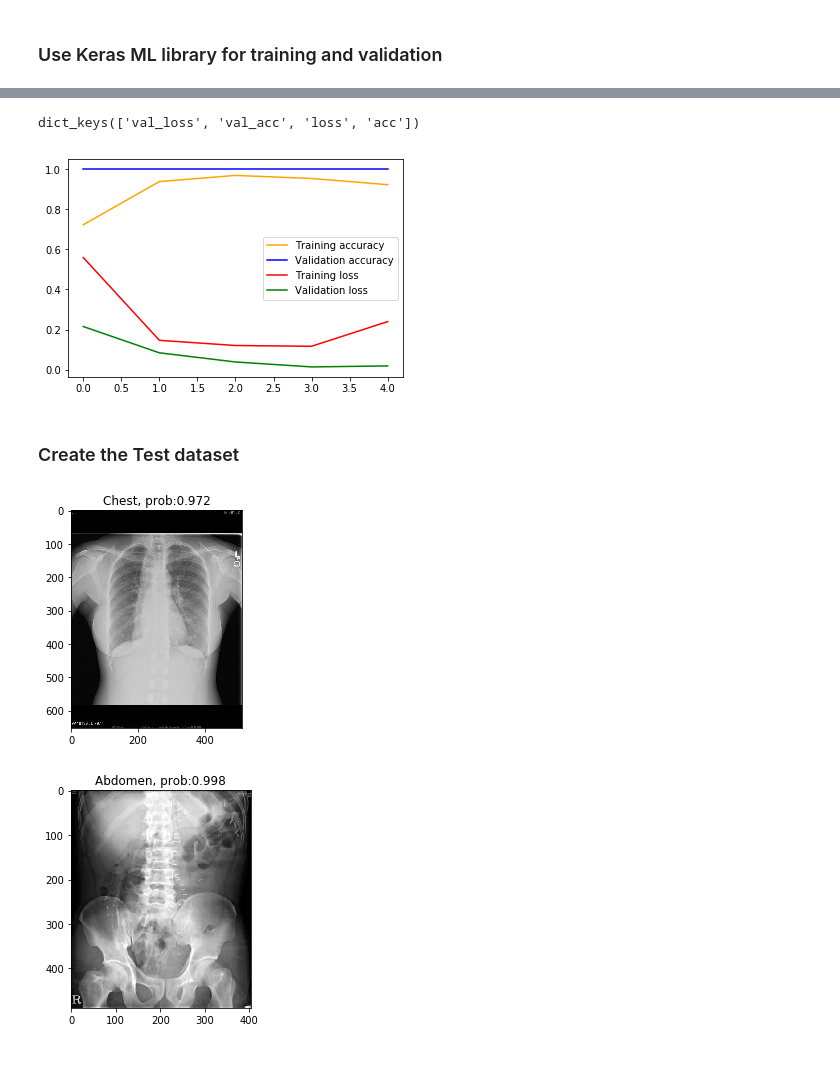
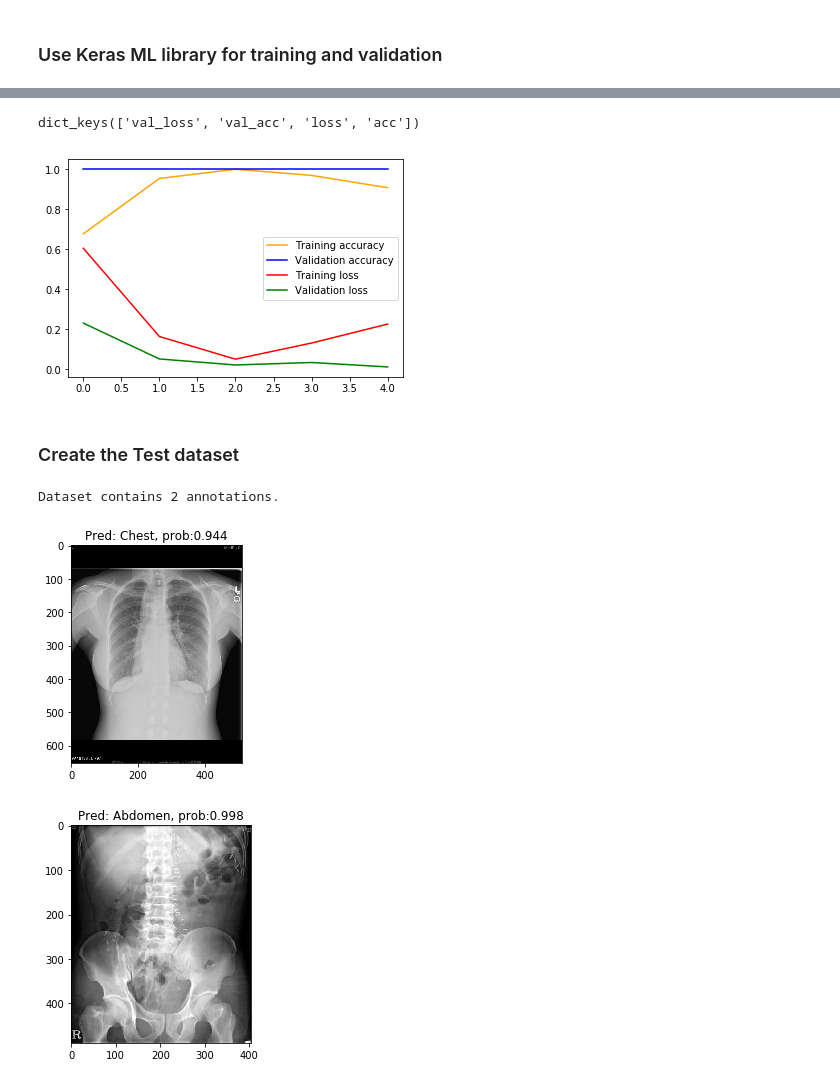
Before and after one commit to mdai/mdai-client-py, a Jupyter notebook: notebooks/mdai-api-hello-world.ipynb, the cells around one changed output, grey strips where cells are left out. Drawn from its saved outputs; the diff is of its cells as text; code cells hidden in the pictures.

```diff
--- a/notebooks/mdai-api-hello-world.ipynb
+++ b/notebooks/mdai-api-hello-world.ipynb
@@ -39,20 +45,7 @@ Using TensorFlow backend.
 # %%
 # file paths
 data_fp = '../data/hello-world/mdai_public_project_PVq9raBJ_dataset_all_labelgroup_all_2018-07-17-101553.json'
-image_fp = '../data/hello-world/mdai_public_project_PVq9raBJ_dataset_all_2018-07-17-101532'
+images_fp = '../data/hello-world/mdai_public_project_PVq9raBJ_dataset_all_2018-07-17-101532'
 
 # create a project
-p = pps.Project(data_fp, image_fp)
-
-# show label groups
-label_groups = p.get_label_groups()
-print('All Label Groups: ')
-for label_group in label_groups:
-    print('Name: %s, Id: %s' % (label_group.name, label_group.id))
-print('')
-
-# show relevant labels for training
-label_group = p.get_label_group_by_id('G_3lv')
-labels = label_group.get_labels()
-label_ids = [label[0] for label in labels]
-print(labels)
+p = pps.Project(data_fp, images_fp)
@@ -73,0 +52,9 @@ TEST
+# %%
+p = pps.Project(data_fp, images_fp)
+p.show_label_groups_info()
+
+#label_group_id = 'G_3lv'
+label_ids = ['L_yxv', 'L_dyy']
+
+#p.get_label_group_by_id(label_group_id).show_labels_info()
+#p.set_label_ids(label_ids)
@@ -170,7 +120,6 @@ params = {'dim': (img_width,img_height),
           'n_classes': 2,
           'n_channels': 3,
           'shuffle': True,
-          'label_id_to_class_id': label_id_to_class_id,
          }
 # %%
 # Transfer Learning
@@ -190,8 +139,8 @@ model.compile(optimizer=Adam(lr=0.0001, beta_1=0.9, beta_2=0.999, epsilon=1e-08,
 import warnings
 warnings.filterwarnings('ignore')
 
-train_generator = utils.DataGenerator(train_image_ids, train_imgs_anns, **params)
-val_generator = utils.DataGenerator(val_image_ids, val_imgs_anns, **params)
+train_generator = utils.DataGenerator(train_dataset, **params)
+val_generator = utils.DataGenerator(val_dataset, **params)
 
 # Set callback functions to early stop training and save the best model so far
 callbacks = [EarlyStopping(monitor='val_loss', patience=5),
@@ -231,32 +180,31 @@ plt.legend()
 plt.show()
 # %% [output]
 dict_keys(['val_loss', 'val_acc', 'loss', 'acc'])
-[figure, old version]
+[figure, new version]
 # %% [markdown]
 ### Create the Test dataset
 # %%
 test_dataset = p.get_dataset_by_name('TEST')
-test_ann = test_dataset.get_annotations()
-test_imgs_anns = test_dataset.associate_images_and_annotations(test_ann, label_ids)
-test_image_ids = train_dataset.get_image_ids(test_ann)
+test_dataset.prepare()
+# %% [output]
+Dataset contains 2 annotations.
 # %%
 from skimage.transform import resize
 
-for image_id in test_image_ids:
+for image_id in test_dataset.image_ids:
 
     image = vis.load_dicom_image(image_id, to_RGB=True)
     plt.figure()
     plt.imshow(image)
 
     image = resize(image, (img_width, img_height,3))
     x = np.expand_dims(image, axis=0)
     y_prob = model.predict(x)
     y_classes = y_prob.argmax(axis=-1)
-
-    title = class_id_to_label(y_classes[0]) + ', prob:' + str(round(y_prob[0][y_classes[0]], 3))
+    title = 'Pred: ' + test_dataset.class_id_to_class_text(y_classes[0]) + ', prob:' + str(round(y_prob[0][y_classes[0]], 3))
     plt.title(title)
 
 plt.show()
 # %% [output]
-[figure, old version]
+[figure, new version]
-[figure, old version]
+[figure, new version]
```
Also changed, not shown: parts of 13 cells of this notebook, 4 other files.
